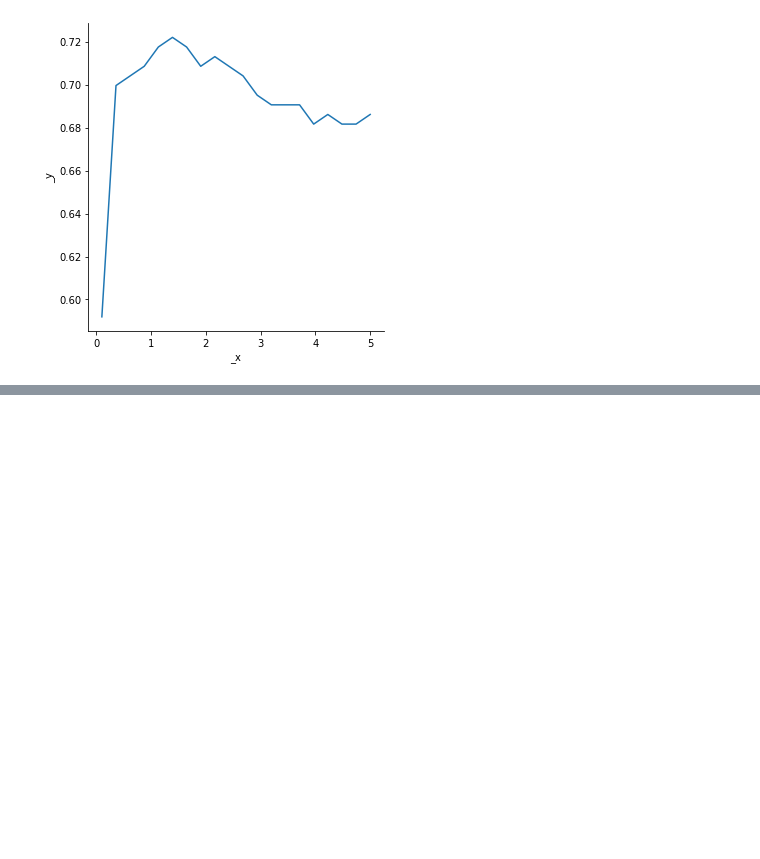
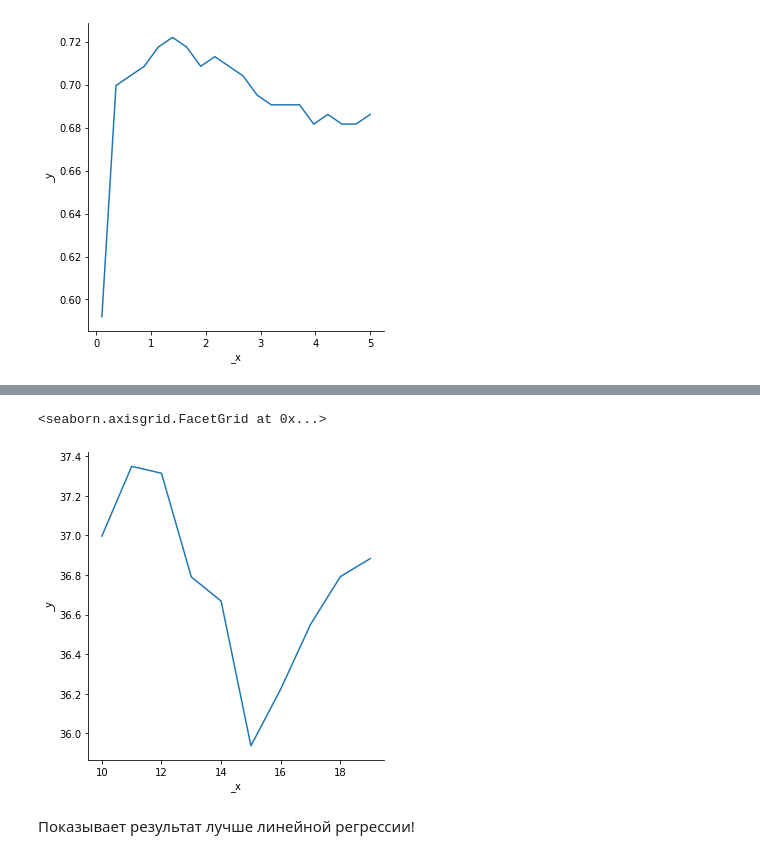
Before and after one commit to shehamane/kurilib-ml, a Jupyter notebook: metric methods.ipynb, the cells around one changed output, grey strips where cells are left out. Drawn from its saved outputs; the diff is of its cells as text; code cells hidden in the pictures; blank space fills up the shorter version.

Commit message:
kernel regression

```diff
--- a/metric methods.ipynb
+++ b/metric methods.ipynb
@@ -131,0 +134,12 @@ sns.relplot(x=np.linspace(0.1, 5, num=20), y=accuracies, kind='line')
+# %%
+from data import normalize_columns
+from sklearn.model_selection import train_test_split
+
+weather_ds = pd.read_csv('datasets/weatherHistory.csv')
+weather_ds = weather_ds[['Precip Type', 'Humidity', 'Pressure (millibars)', 'Temperature (C)']]
+weather_ds = pd.get_dummies(weather_ds, prefix='precip', columns=['Precip Type'])
+weather_ds = weather_ds.rename(columns={'Pressure (millibars)': 'Pressure'})
+normalize_columns(weather_ds, columns=['Pressure'])
+X = weather_ds.drop(columns=['Temperature (C)'])
+y = weather_ds['Temperature (C)']
+X_train, X_test, y_train, y_test = train_test_split(X, y, train_size=500, test_size=200)
@@ -131,0 +162,17 @@ sns.relplot(x=np.linspace(0.1, 5, num=20), y=accuracies, kind='line')
+# %%
+from quality_functional import MSE
+from metric_methods import kNearestNeighbors
+
+MSEs = []
+
+for k in range(10, 20):
+    kernel_knn = kNearestNeighbors(k, X_train, y_train,
+                                      choice_method='kernel-regression', window_width=1)
+    y_pred = kernel_knn.predict(X_test)
+    MSEs.append(MSE.get_loss(y_test, y_pred))
+sns.relplot(x=list(range(10, 20)), y=MSEs, kind='line')
+# %% [output]
+<seaborn.axisgrid.FacetGrid at 0x...>
+[figure, added]
+# %% [markdown]
+Показывает результат лучше линейной регрессии!
```
Also changed, not shown: parts of 2 cells of this notebook, 2 other files.
